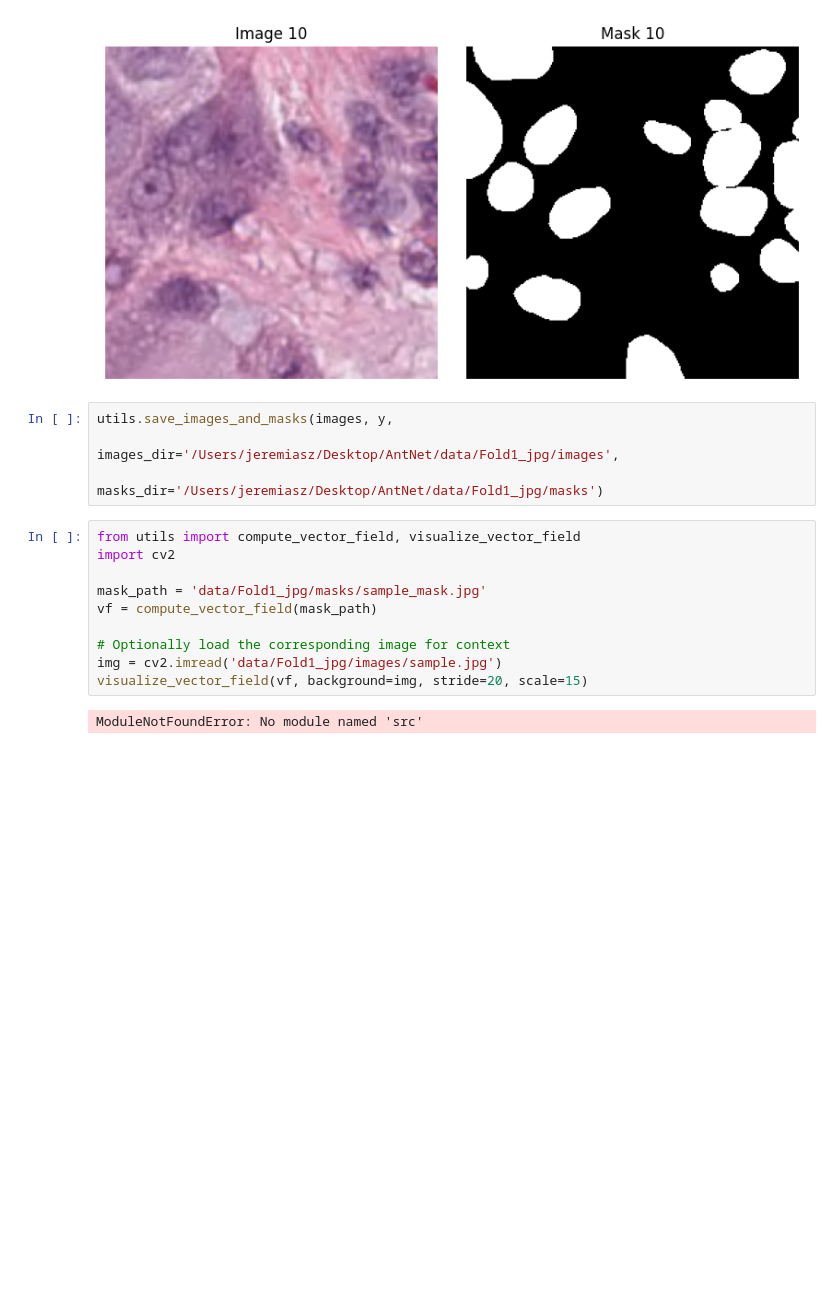
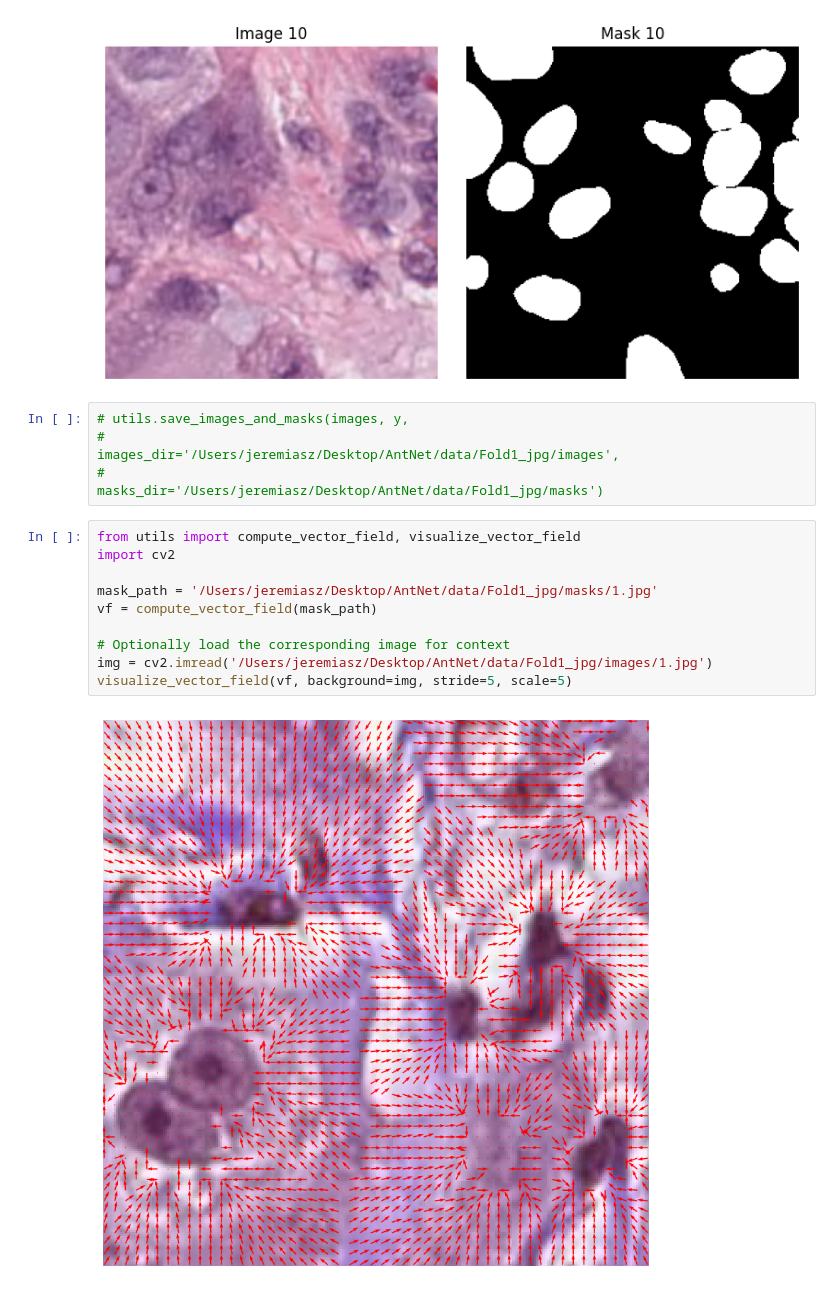
Before and after one commit to jeremayaa/AntNet, a Jupyter notebook: notebooks/01_data_viz.ipynb, the cells around one changed output. Cells and saved outputs as stored; diff of their text form; blank space fills up the shorter version.

```diff
--- a/notebooks/01_data_viz.ipynb
+++ b/notebooks/01_data_viz.ipynb
@@ -37,18 +37,18 @@ utils.plot_image_and_mask(images, y, 10)
 # %% [output]
 [figure]
 # %%
-utils.save_images_and_masks(images, y,
-                            images_dir='/Users/jeremiasz/Desktop/AntNet/data/Fold1_jpg/images',
-                            masks_dir='/Users/jeremiasz/Desktop/AntNet/data/Fold1_jpg/masks')
+# utils.save_images_and_masks(images, y,
+#                             images_dir='/Users/jeremiasz/Desktop/AntNet/data/Fold1_jpg/images',
+#                             masks_dir='/Users/jeremiasz/Desktop/AntNet/data/Fold1_jpg/masks')
 # %%
 from utils import compute_vector_field, visualize_vector_field
 import cv2
 
-mask_path = 'data/Fold1_jpg/masks/sample_mask.jpg'
+mask_path = '/Users/jeremiasz/Desktop/AntNet/data/Fold1_jpg/masks/1.jpg'
 vf = compute_vector_field(mask_path)
 
 # Optionally load the corresponding image for context
-img = cv2.imread('data/Fold1_jpg/images/sample.jpg')
-visualize_vector_field(vf, background=img, stride=20, scale=15)
+img = cv2.imread('/Users/jeremiasz/Desktop/AntNet/data/Fold1_jpg/images/1.jpg')
+visualize_vector_field(vf, background=img, stride=5, scale=5)
 # %% [output]
-ModuleNotFoundError: No module named 'src'
+[figure, added]
```
Also changed, not shown: 16 other files.
